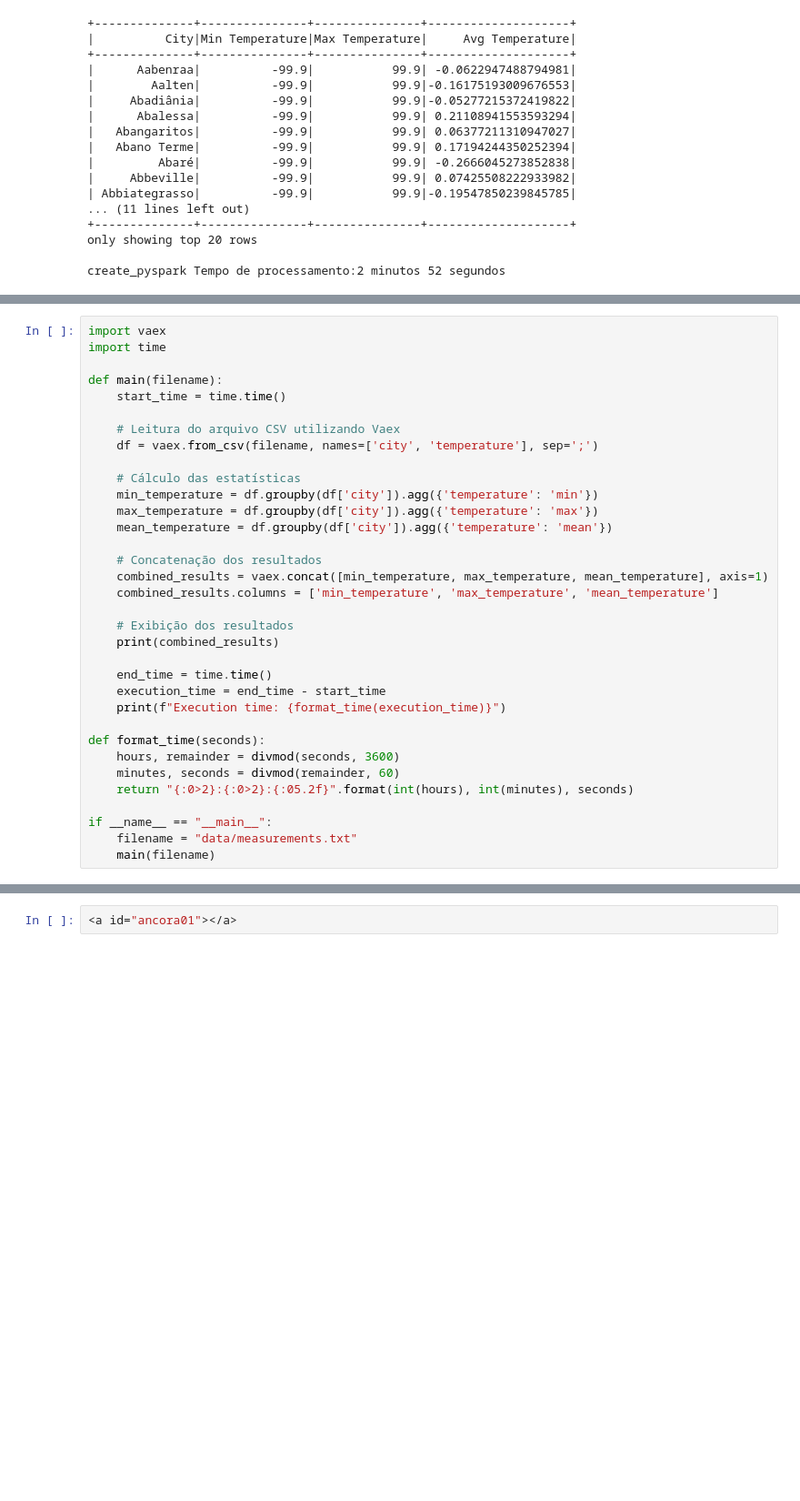
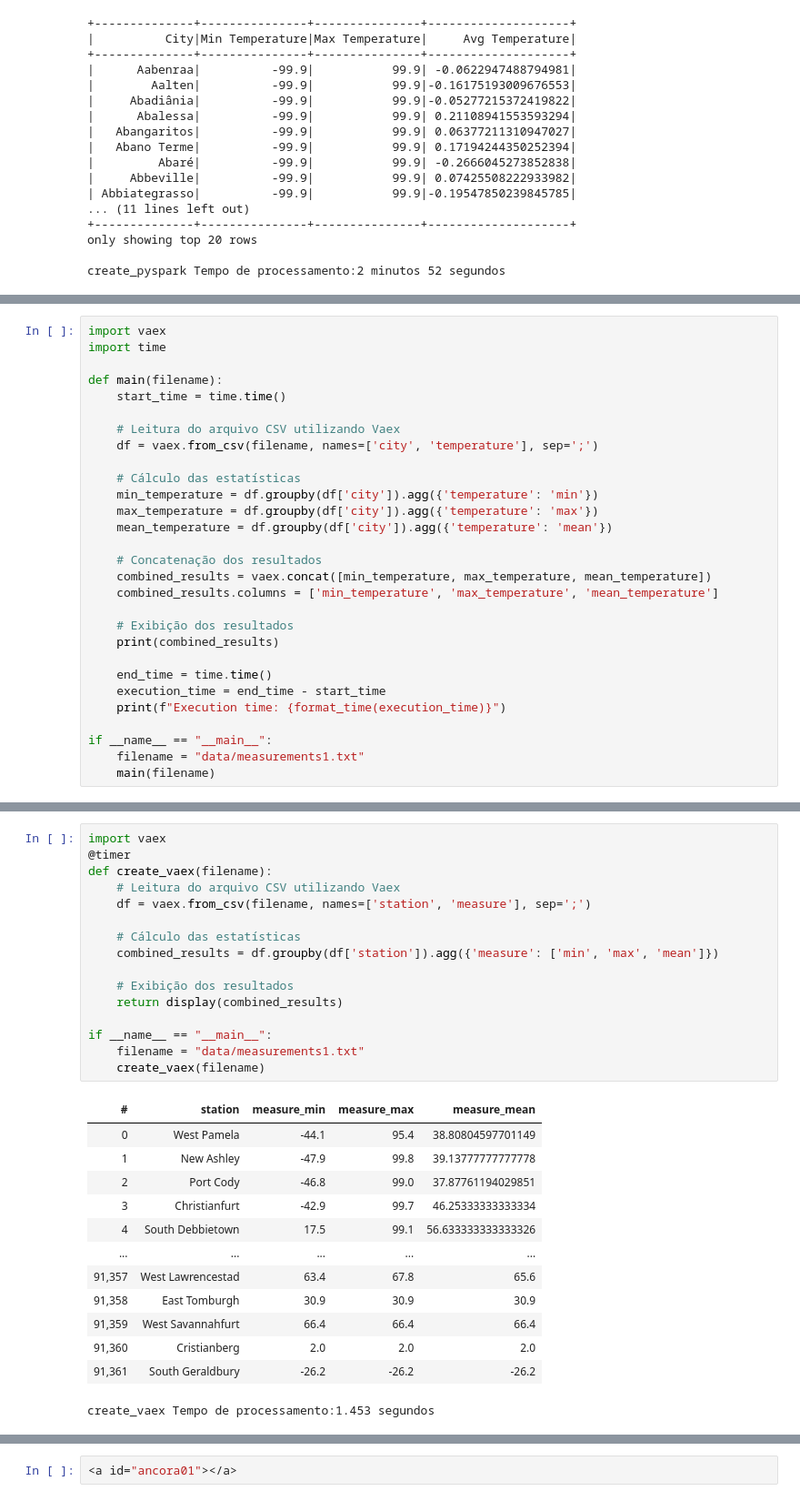
Before and after one commit to Jcnok/bootcamp-jornada-de-dados_2024, a Jupyter notebook: aula_05/aula_05.ipynb, the cells around one changed output, grey strips where cells are left out. Shown: that part at 91% size. Cells and saved outputs as stored; diff of their text form; blank space fills up the shorter version.

```diff
--- a/aula_05/aula_05.ipynb
+++ b/aula_05/aula_05.ipynb
@@ -723,7 +731,7 @@ def main(filename):
     mean_temperature = df.groupby(df['city']).agg({'temperature': 'mean'})
 
     # Concatenação dos resultados
-    combined_results = vaex.concat([min_temperature, max_temperature, mean_temperature], axis=1)
+    combined_results = vaex.concat([min_temperature, max_temperature, mean_temperature])
     combined_results.columns = ['min_temperature', 'max_temperature', 'mean_temperature']
 
     # Exibição dos resultados
@@ -733,12 +741,7 @@ def main(filename):
     execution_time = end_time - start_time
     print(f"Execution time: {format_time(execution_time)}")
 
-def format_time(seconds):
-    hours, remainder = divmod(seconds, 3600)
-    minutes, seconds = divmod(remainder, 60)
-    return "{:0>2}:{:0>2}:{:05.2f}".format(int(hours), int(minutes), seconds)
-
 if __name__ == "__main__":
-    filename = "data/measurements.txt"
+    filename = "data/measurements1.txt"
     main(filename)
 # %% [output]
@@ -765,0 +761,30 @@ Writing lock file
+# %%
+import vaex
+@timer
+def create_vaex(filename):
+    # Leitura do arquivo CSV utilizando Vaex
+    df = vaex.from_csv(filename, names=['station', 'measure'], sep=';')
+
+    # Cálculo das estatísticas
+    combined_results = df.groupby(df['station']).agg({'measure': ['min', 'max', 'mean']})
+
+    # Exibição dos resultados
+    return display(combined_results)
+
+if __name__ == "__main__":
+    filename = "data/measurements1.txt"
+    create_vaex(filename)
+# %% [output]
+| # | station | measure_min | measure_max | measure_mean |
+| 0 | West Pamela | -44.1 | 95.4 | 38.80804597701149 |
+| 1 | New Ashley | -47.9 | 99.8 | 39.13777777777778 |
+| 2 | Port Cody | -46.8 | 99.0 | 37.87761194029851 |
+| 3 | Christianfurt | -42.9 | 99.7 | 46.25333333333334 |
+| 4 | South Debbietown | 17.5 | 99.1 | 56.633333333333326 |
+| ... | ... | ... | ... | ... |
+| 91,357 | West Lawrencestad | 63.4 | 67.8 | 65.6 |
+| 91,358 | East Tomburgh | 30.9 | 30.9 | 30.9 |
+| 91,359 | West Savannahfurt | 66.4 | 66.4 | 66.4 |
+| 91,360 | Cristianberg | 2.0 | 2.0 | 2.0 |
+| 91,361 | South Geraldbury | -26.2 | -26.2 | -26.2 |
+create_vaex Tempo de processamento:1.453 segundos
```
Also changed, not shown: parts of 7 cells of this notebook, 1 other file.
